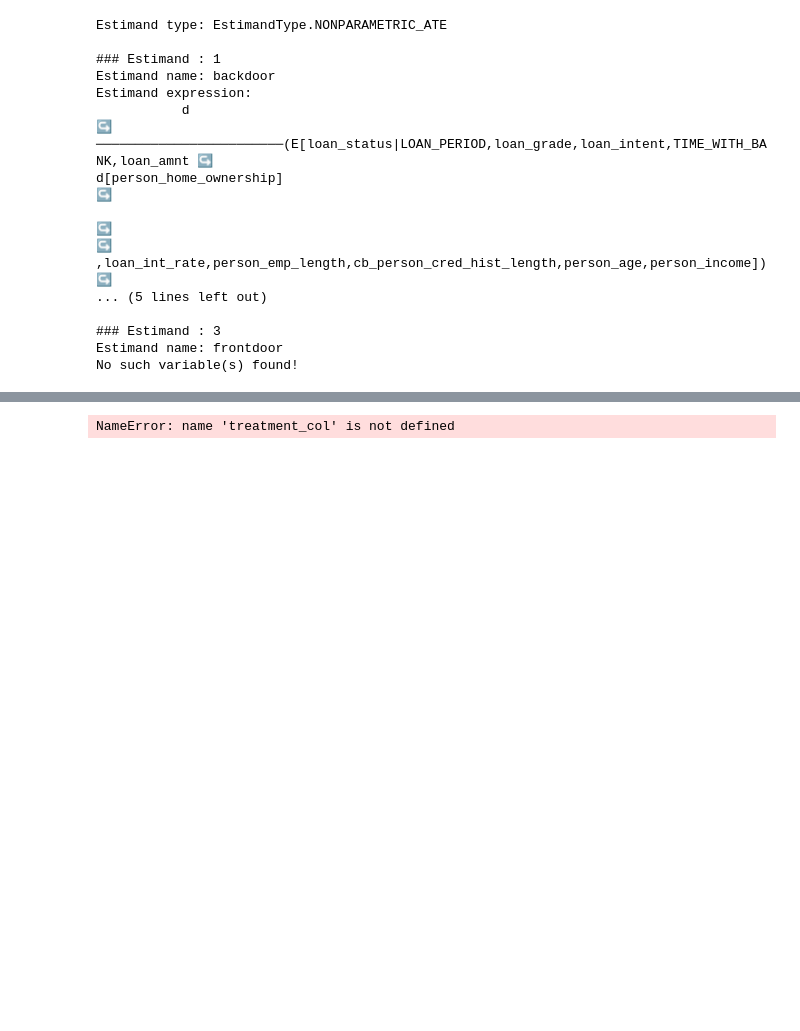
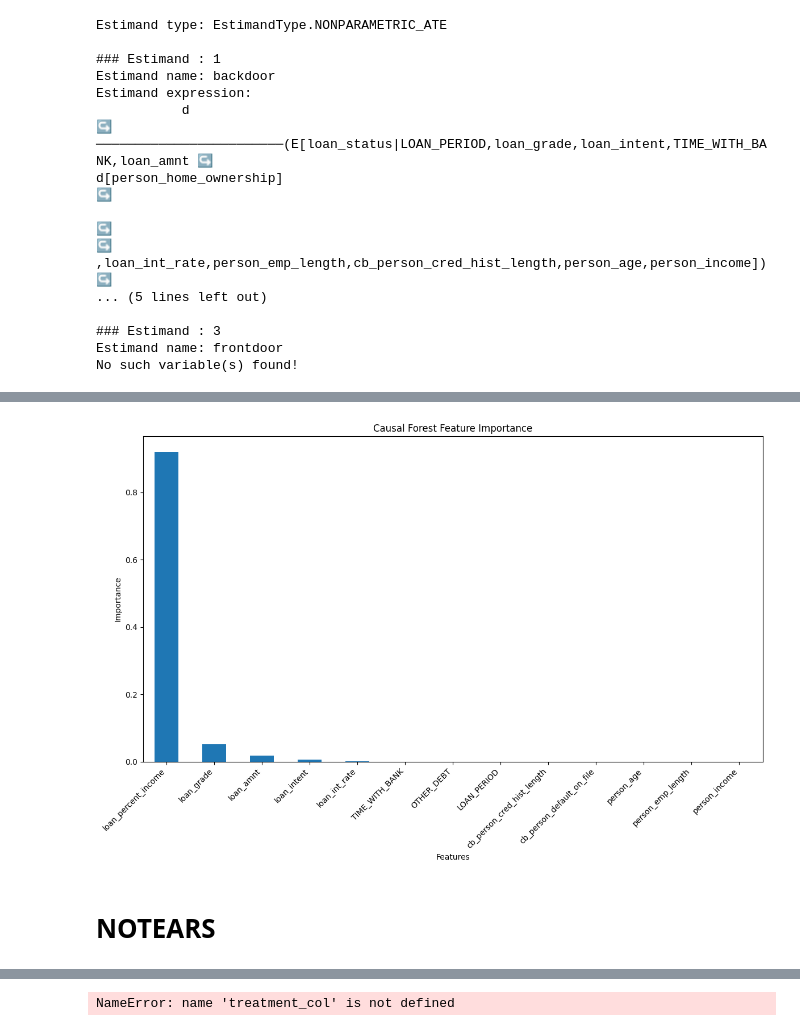
Before and after one commit to dzrich/PhD_Research_in_CausalML, a Jupyter notebook: causalml.ipynb, the cells around one changed output, grey strips where cells are left out. Saved outputs shown, nothing was run; the diff lists cells and outputs as text; code cells hidden in the pictures; blank space fills up the shorter version.

```diff
--- a/causalml.ipynb
+++ b/causalml.ipynb
@@ -328,6 +342,8 @@ df_transformed['loan_status'] = df_transformed['loan_status'].replace({
     -9.210340371976182: 1,
     9.210340371976184: 0
 })
+# %%
+df_transformed['loan_status'] = df_transformed['loan_status'].astype(int)
 # %%
 # Assuming 'df' is your DataFrame and 'loan_status_1' is the column you want to group by
 
@@ -999,0 +1386,15 @@ AttributeError: module 'networkx.algorithms' has no attribute 'd_separated'
+# %%
+import pandas as pd
+
+# Assuming 'importances' contains the feature importances from the fitted CausalForestDML model
+# Assuming 'X' is the DataFrame used for training, so we can get the feature names
+feature_names = X.columns
+
+# Create a pandas Series linking feature names to importances
+feature_importances_series = pd.Series(importances, index=feature_names)
+
+# Sort the importances for better readability (optional)
+sorted_importances = feature_importances_series.sort_values(ascending=False)
+
+print("Feature Importances:")
+print(sorted_importances)
@@ -999,0 +1417,17 @@ AttributeError: module 'networkx.algorithms' has no attribute 'd_separated'
+# %%
+import matplotlib.pyplot as plt
+
+# Assuming 'sorted_importances' is a pandas Series containing feature importances with feature names as index
+
+plt.figure(figsize=(12, 8))
+sorted_importances.plot(kind='bar')
+plt.title('Causal Forest Feature Importance')
+plt.xlabel('Features')
+plt.ylabel('Importance')
+plt.xticks(rotation=45, ha='right') # Rotate labels for readability
+plt.tight_layout()
+plt.show()
+# %% [output]
+[figure, added]
+# %% [markdown]
+# NOTEARS
```
Also changed, not shown: parts of 27 cells of this notebook.
